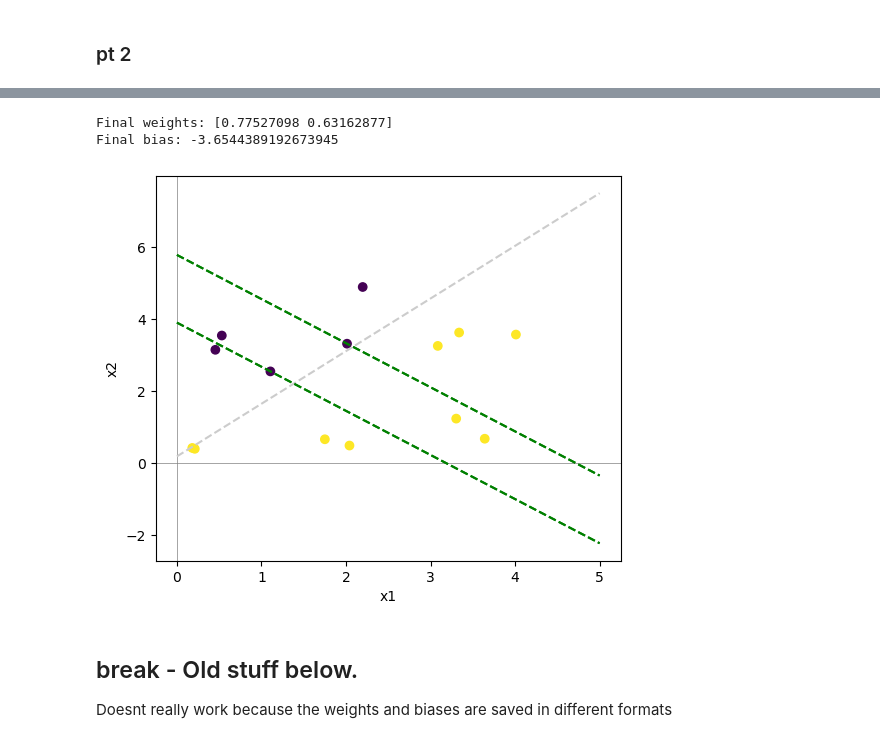
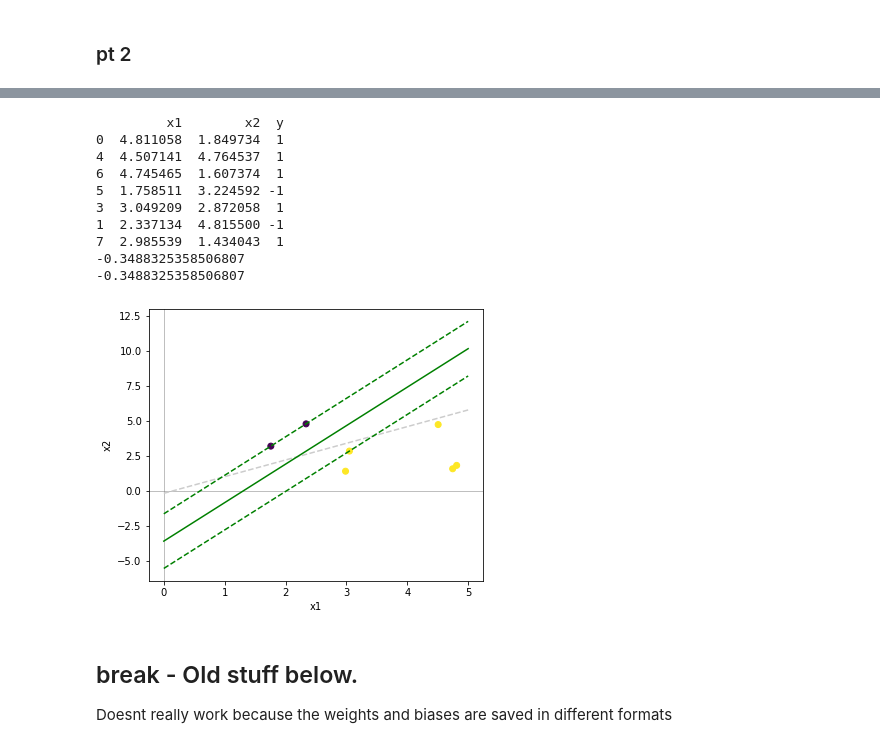
Before and after one commit to papekoja/72.75-ML, a Jupyter notebook: TP3/tp3.2.ipynb, the cells around one changed output, grey strips where cells are left out. Drawn from its saved outputs; the diff is of its cells as text; code cells hidden in the pictures.

Commit message:
redo margin maximization

```diff
--- a/TP3/tp3.2.ipynb
+++ b/TP3/tp3.2.ipynb
@@ -54,7 +54,7 @@ def choose(choice='normal', n=1000):
 
 # Use this number (0 to 5) to choose the line you want to use
 num = 0
-amount = 20
+amount = 8
 
 n_items, b0, b1, b2 = choose(choice_list[num], amount)
 n_items, ogb0, ogb1, ogb2 = choose(choice_list[num], amount) # og = original, only used for plot titles
@@ -172,8 +172,9 @@ y = [1 if (b0 + b1 * x1[i] + b2 * x2[i]) > 0 else -1 for i in range(n_items)]
 # create TP3_1, TP3_2, and creating a train test split
 TP3_1 = pd.DataFrame({'x1': x1, 'x2': x2, 'y': y})
 TP3_2 = TP3_1.copy()
-train_1, test_1 = train_test_split(TP3_1, test_size=0.3)
-train_2, test_2 = train_test_split(TP3_2, test_size=0.3)
+train_1, test_1 = train_test_split(TP3_1, test_size=0.1)
+train_2, test_2 = train_test_split(TP3_2, test_size=0.1)
 
-plotting(TP3_1, b0, b1, b2, legend=True, title="Scatterplot with linear separator")
+plotting(train_1, b0, b1, b2, legend=True, title="Scatterplot with linear separator")
+print(train_1)
 # %% [output]
@@ -277,5 +320,9 @@ def perceptron_optimal(data, labels, epochs=100, learning_rate=0.01, n_items=2):
 # %%
+print(train_1)
+
 w_old, b_old = perceptron_train(train_1[['x1', 'x2']].values, train_1['y'].values)
-optimal_hyperplane, optimal_margin, hyperplanes = perceptron_optimal(train_1[['x1', 'x2']].values, train_1['y'].values)
+best_seperation, best_margin = perceptron_optimal_2(w_old,b_old, train_1[['x1', 'x2']].values,train_1['y'].values, 2)
+
+#optimal_hyperplane, optimal_margin, hyperplanes = perceptron_optimal(train_1[['x1', 'x2']].values, train_1['y'].values)
 # report(test_1, weights, bias)
 # %% [output]
@@ -292,48 +341,71 @@ ic| hyperplanes: [[array([0.77527098, 0.63162877]), -3.6544389192673945],
 # %%
-print(f'Final weights: {optimal_hyperplane[0]}\nFinal bias: {optimal_hyperplane[1]}')
 
 # Function for hyperplane representation for old simple perceptron hyperplane: input weights and bias
 def x_y(weights, bias, margin=0): # plotting the output
     x_boundary = np.linspace(0, 5, 100)
-    y_boundary = (-weights[0] * x_boundary - (bias + margin)) / weights[1]
+    y_boundary = (-weights[0] * x_boundary - bias) / weights[1]
     return x_boundary, y_boundary
 
 # function for hyperplane representaion for new hyperplanes: input optimal_hyperplane
-def x_y_new(optimal_hyperplane, margin=0):
+def x_y_margin(weights, bias, delta_multiplier = 1, margin=0):
     # Define the original decision boundary
     x_boundary = np.linspace(0, 5, 100)
-    y_boundary = (-optimal_hyperplane[0][0] * x_boundary - (optimal_hyperplane[1])) / optimal_hyperplane[0][1]
+
+    angle_radians = math.atan(weights[1] / weights[0])
+    print(angle_radians)
+    delta_y = (margin) / math.sin(angle_radians)
+
+    y_boundary = (-weights[0] * x_boundary - bias) / weights[1] + delta_y*delta_multiplier
+
     return x_boundary, y_boundary
 
 
 # plotting the output
 plt.figure(figsize=(6, 5))
 plt.scatter(train_1['x1'], train_1['x2'], c=train_1['y'], marker='o')
+print(train_1)
 plt.xlabel('x1')
 plt.ylabel('x2')
 plt.axhline(0, color='grey', linewidth=0.5)
 plt.axvline(0, color='grey', linewidth=0.5)
 
 # old hyperplane
 x_old, y_old = x_y(w_old, b_old)
 plt.plot(x_old, y_old, label=f"Original: {b0} + {b1}x1 + {b2}x2", color='#ccc', linestyle='--')
 
-def plane_test(optimal_hyperplane):
-    x_new, y_new = x_y_new(optimal_hyperplane)
-    plt.plot(x_new, y_new, label="new", color='green', linestyle='--')
+#new optimal hyperplane
+x_new, y_new = x_y((best_seperation[0],best_seperation[1]),best_seperation[2])
+plt.plot(x_new, y_new, label=f"Original: {b0} + {b1}x1 + {b2}x2", color='green', linestyle='-')
 
 
-for plane in hyperplanes:
-    plane_test(plane)
+x_new, y_new = x_y_margin((best_seperation[0],best_seperation[1]),best_seperation[2],1,best_margin)
+plt.plot(x_new, y_new, label=f"Original: {b0} + {b1}x1 + {b2}x2", color='green', linestyle='--')
+
+x_new, y_new = x_y_margin((best_seperation[0],best_seperation[1]),best_seperation[2],-1,best_margin)
+plt.plot(x_new, y_new, label=f"Original: {b0} + {b1}x1 + {b2}x2", color='green', linestyle='--')
+
+#def plane_test(optimal_hyperplane):
+#    x_new, y_new = x_y_new(optimal_hyperplane)
+#    plt.plot(x_new, y_new, label="new", color='green', linestyle='--')
+
+
 # plane_test(optimal_hyperplane)
 
 
 # plt.legend()
 plt.show()
 # %% [output]
-Final weights: [0.77527098 0.63162877]
-Final bias: -3.6544389192673945
+         x1        x2  y
+0  4.811058  1.849734  1
+4  4.507141  4.764537  1
+6  4.745465  1.607374  1
+5  1.758511  3.224592 -1
+3  3.049209  2.872058  1
+1  2.337134  4.815500 -1
+7  2.985539  1.434043  1
+-0.3488325358506807
+-0.3488325358506807
-[figure, old version]
+[figure, new version]
 # %% [markdown]
 ## break - Old stuff below.
 Doesnt really work because the weights and biases are saved in different formats
```
Also changed, not shown: parts of 6 cells of this notebook.
